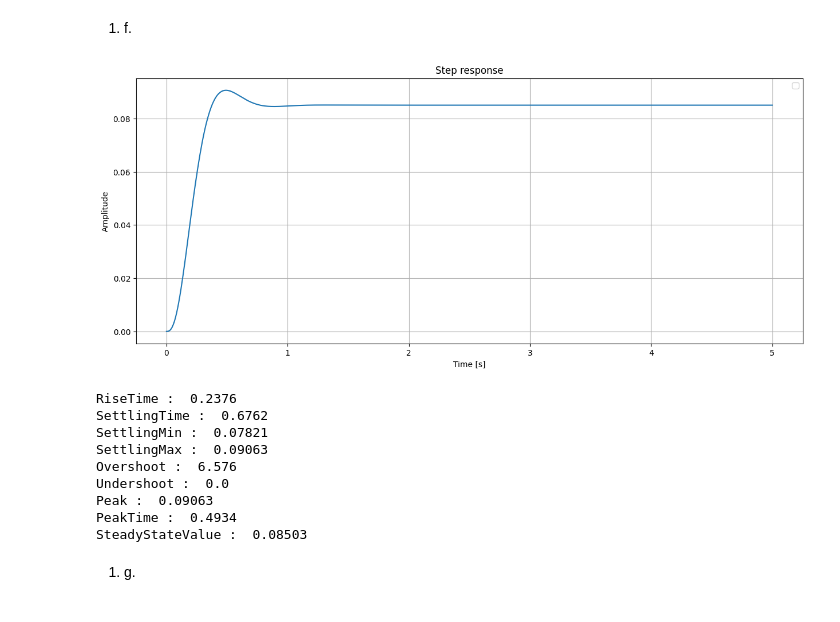
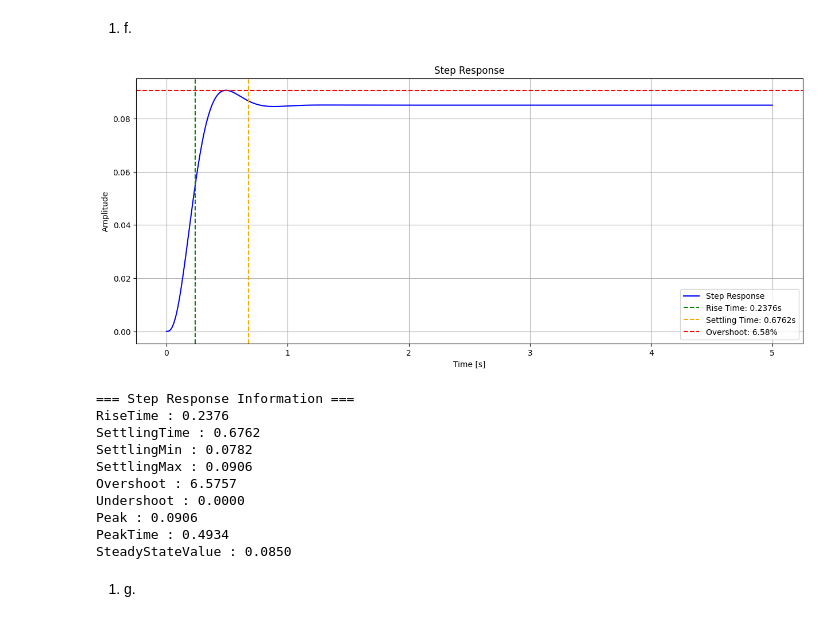
Before and after one commit to aphroditynp/Sisken, a Jupyter notebook: Aphrodity Nirmala_511906_Sisken week 2.ipynb, the cells around one changed output. Saved outputs shown, nothing was run; the diff lists cells and outputs as text; code cells hidden in the pictures.

Commit message:
tambah legend dan file pdf

```diff
--- a/Aphrodity Nirmala_511906_Sisken week 2.ipynb
+++ b/Aphrodity Nirmala_511906_Sisken week 2.ipynb
@@ -84,31 +84,57 @@ plt.show()
 [figure]
 # %% [markdown]
 1. f.
-# %%
-t1, y1 = ct.step_response(g_tf, 5)
-plt.figure(figsize=(15, 6))
-plt.plot(t1, y1)
-plt.xlabel('Time [s]')
-plt.ylabel('Amplitude')
-plt.title('Step response')
-plt.legend()
-plt.grid()
-plt.show()
-
-data = ct.step_info(g_tf)
-for k, v in data.items():
-    print(f'{k} : {float (v) : 3.4}')
-# %% [output]
-[figure, removed]
-RiseTime :  0.2376
-SettlingTime :  0.6762
-SettlingMin :  0.07821
-SettlingMax :  0.09063
-Overshoot :  6.576
-Undershoot :  0.0
-Peak :  0.09063
-PeakTime :  0.4934
-SteadyStateValue :  0.08503
+# %%
+# Simulasi Step Response
+t1, y1 = ct.step_response(g_tf, 5)
+
+# Step Response Information
+data = ct.step_info(g_tf)
+
+# Ambil parameter penting
+rise_time = data["RiseTime"]
+settling_time = data["SettlingTime"]
+overshoot = data["Overshoot"]
+peak_time = data["PeakTime"]
+peak_value = data["Peak"]
+
+# Plot Step Response
+plt.figure(figsize=(15, 6))
+plt.plot(t1, y1, label="Step Response", color='b')
+
+# Tambahkan garis Rise Time
+plt.axvline(rise_time, color='g', linestyle='--', label=f"Rise Time: {rise_time:.4f}s")
+
+# Tambahkan garis Settling Time
+plt.axvline(settling_time, color='orange', linestyle='--', label=f"Settling Time: {settling_time:.4f}s")
+
+# Tambahkan garis Overshoot
+plt.axhline(peak_value, color='r', linestyle='--', label=f"Overshoot: {overshoot:.2f}%")
+
+# Label dan tampilan
+plt.xlabel('Time [s]')
+plt.ylabel('Amplitude')
+plt.title('Step Response')
+plt.legend()
+plt.grid()
+plt.show()
+
+# Menampilkan informasi step response di terminal
+print("\n=== Step Response Information ===")
+for k, v in data.items():
+    print(f'{k} : {float(v):.4f}')
+# %% [output]
+[figure, added]
+=== Step Response Information ===
+RiseTime : 0.2376
+SettlingTime : 0.6762
+SettlingMin : 0.0782
+SettlingMax : 0.0906
+Overshoot : 6.5757
+Undershoot : 0.0000
+Peak : 0.0906
+PeakTime : 0.4934
+SteadyStateValue : 0.0850
 # %% [markdown]
 1. g.
 # %%
```
Also changed, not shown: parts of 5 cells of this notebook, 2 other files.
